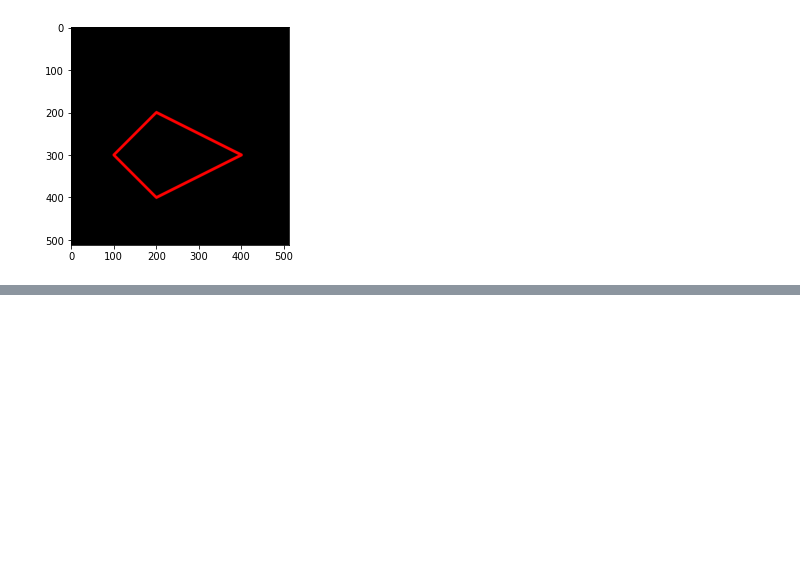
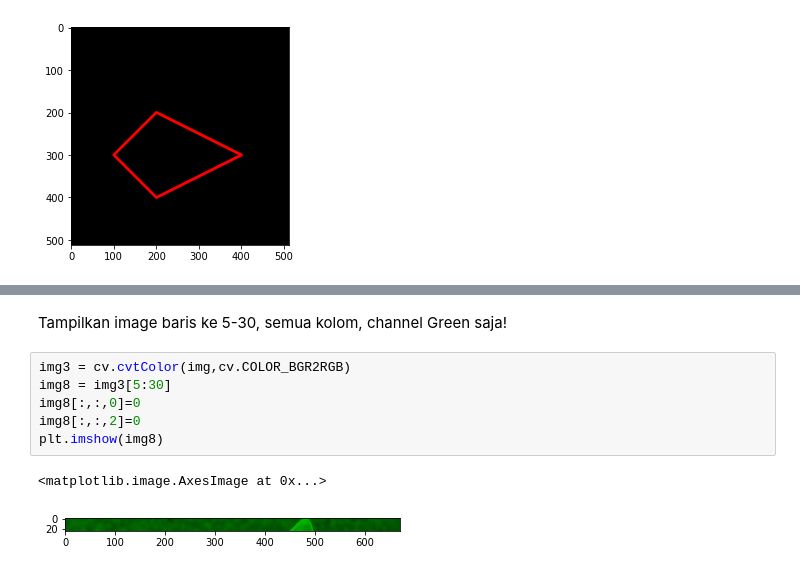
Before and after one commit to dhan-jds/PCVK_Genap_2021, a Jupyter notebook: Week2.ipynb, the cells around one changed output, grey strips where cells are left out. Cells and saved outputs as stored; diff of their text form; blank space fills up the shorter version.

```diff
--- a/Week2.ipynb
+++ b/Week2.ipynb
@@ -167,0 +193,11 @@ plt.imshow(black_img2)
+# %% [markdown]
+Tampilkan image baris ke 5-30, semua kolom, channel Green saja!
+# %%
+img3 = cv.cvtColor(img,cv.COLOR_BGR2RGB)
+img8 = img3[5:30]
+img8[:,:,0]=0
+img8[:,:,2]=0
+plt.imshow(img8)
+# %% [output]
+<matplotlib.image.AxesImage at 0x...>
+[figure, added]
```
Also changed, not shown: parts of 14 cells of this notebook.
